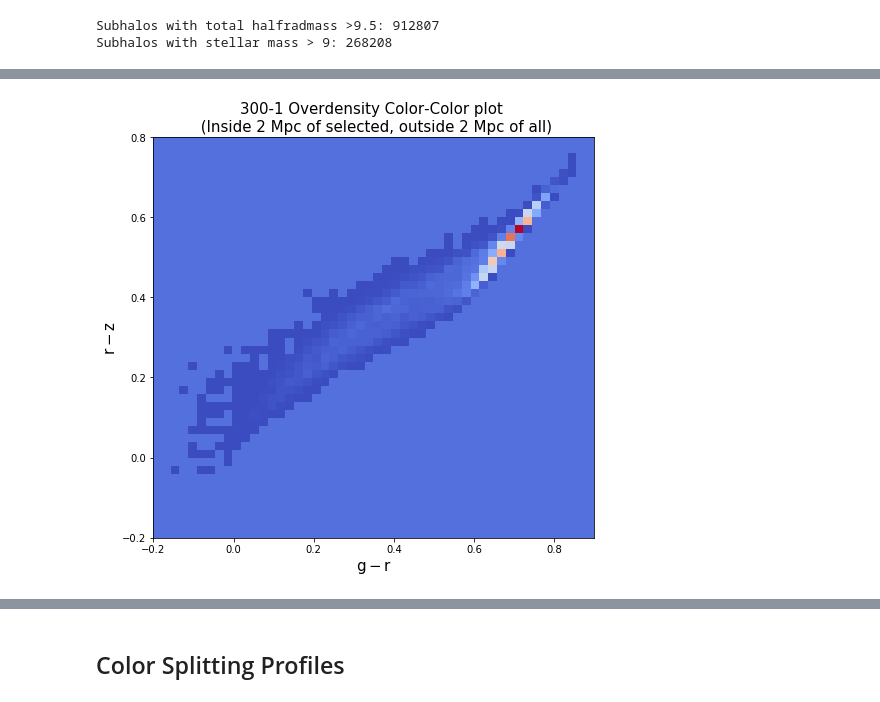
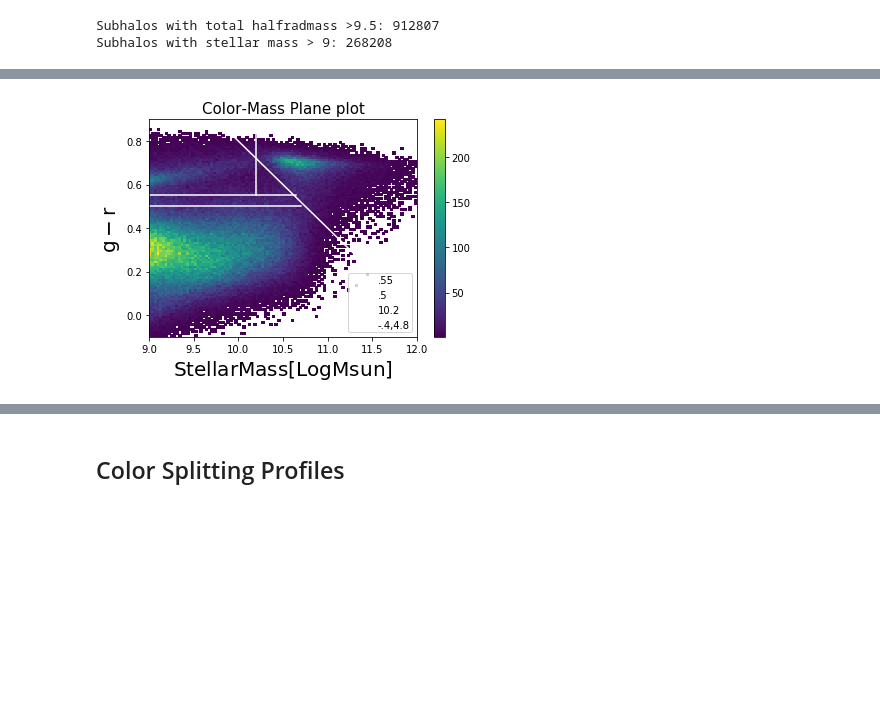
Before and after one commit to hereami321/IllustrisGalaxyAnalysis, a Jupyter notebook: 300_1_ClusterProfiles.ipynb, the cells around one changed output, grey strips where cells are left out. Cells and saved outputs as stored; diff of their text form; code cells hidden in the pictures; blank space fills up the shorter version.

```diff
--- a/300_1_ClusterProfiles.ipynb
+++ b/300_1_ClusterProfiles.ipynb
@@ -206,7 +206,7 @@ import matplotlib.gridspec as gridspec
 
 #BASIC CUTS APPLIED TO SUBHALOS
 mag = basic_sub_cuts(subhalo_grp,'SubhaloStellarPhotometrics')
-
+sfr = basic_sub_cuts(subhalo_grp,'SubhaloSFR')
 # SUBHALO MASS MASKING
 mass = basic_sub_cuts(subhalo_grp,'SubhaloMassType') #previously SubhaloMassInHalfRad (no type specification or index chosen)
 mass2 = basic_sub_cuts(subhalo_grp,'SubhaloMassInHalfRad')
@@ -214,19 +214,20 @@ print(np.shape(mass))
 subhalomass = np.array(np.log10(mass[:,4]*1e10/0.704)) #previously no index
 subhalomass2 = np.array(np.log10(mass2*1e10/0.704))
 #mask = ((subhalo_grp['SubhaloMassInHalfRad'][:,4]*1e10)>(10**9.5))
-mask = subhalomass>9 #previouslt it was >9.5
+mask1 = subhalomass>9 #previouslt it was >9.5
 mask2 = subhalomass2>9.5
 #basic_cuts(subhalo_grp, 'Subhalo')
 print("Subhalos with total halfradmass >9.5:",len(mag[mask2]))
-print("Subhalos with stellar mass > 9:", len(mag[mask]))
+print("Subhalos with stellar mass > 9:", len(mag[mask1]))
 group_numbers = basic_sub_cuts(subhalo_grp,'SubhaloGrNr')
 sub_pos = basic_sub_cuts(subhalo_grp, 'SubhaloCM')
-mag = mag[mask]
+mag = mag[mask1]
+sfr = sfr[mask1]
 
 # CLUSTER MASS MASKING
-w = (group_numbers[mask])
+w = (group_numbers[mask1])
 cluster_mass = []
-for h_i in group_numbers[mask]:
+for h_i in group_numbers[mask1]:
     cluster_mass.append(halo_grp["GroupMass"][h_i]*1e10/.704)
 cluster_mass = np.array(cluster_mass)
 cluster_mass_mask = (cluster_mass > (5*(10**13)))
@@ -331,6 +324,7 @@ range_hist = [[-.2, .9], [-.2, .8]]
 gmr = g_minus_r_cl
 rmz = r_minus_z_cl
 
+'''
 # NUMPY HISTOGRAM WITH IMSHOW FOR OVERDENSITY PLOTS
 fig1 = plt.figure(figsize = (20,15))
 gs1 = gridspec.GridSpec(10,12)
@@ -357,8 +351,9 @@ for i in range(len(h_cl2.T[:,0])):
 #overdens = h_cl2.T - avg
 print(len(g_minus_r_cl2), len(g_minus_r_f2))
 H2 = ax1.imshow(overdens, origin='lower', extent=[-.2, 0.9,-.2, 0.8], cmap = 'coolwarm')
-fig.colorbar(H2, ax=ax1)
-
+fig1.colorbar(H2, ax=ax1)
+'''
+'''
 # COLOR-COLOR PLOT SPECIFICATIONS (CHANGE DEPENDING ON WHETHER 1D HIST INCLUDED OR NOT)
 fig = plt.figure(figsize = (20,15))
 gs = gridspec.GridSpec(10,12)
@@ -380,12 +375,7 @@ elif np.shape(gmr) == np.shape(g_minus_r_cl2):
 ax0.legend()
 fig.tight_layout()
 
-
-
-
-
 # 2D AND 1D MATPLOTLIB HISTOGRAMS
-
 h_cl, x_cl, y_cl = np.histogram2d(gmr, rmz, bins = 100, range=range_hist)
 H = ax0.hist2d(gmr, rmz , bins = 200, cmap='viridis', range=range_hist, weights=None, cmin = .1, cmax = None)#range=[[0.4, 0.7], [0.5, 0.8]])
 h_cl200, x_cl200, y_cl200 = np.histogram2d(gmr, rmz, bins = 200, range=range_hist)
@@ -398,27 +388,56 @@ axx.hist(gmr, bins = H[1], range = [-.2,0.9])
 plt.show()
 #[1,15,30,49] extent = [x_cl[0], x_cl[-1], y_cl[0], y_cl[-1]]
 #fig.colorbar(H[3], ax=ax0)
-
-# OLDER SCATTER PLOTS AND CONTOUR CODES ETC
-#plt.scatter(g_minus_r, r_minus_z, s = .5)
-#levels = np.linspace(0.2, 100,num=6)
-#heights, gmr, rmz = np.histogram2d(g_minus_r,r_minus_z,bins=100)
-#ax.contour(gmr[:100], rmz[:100], heights, levels=levels) #extent=[g_minus_r.min(),g_minus_r.max(),r_minus_z.min(),r_minus_z.max()])
-#ax.scatter(r_minus_z, g_minus_r, s=1)
-
-
+'''
 
 # COLOR-MASS PLOT
-
 plt.figure()
 plt.hist2d(stellar_mass, g_minus_r, bins = 100, cmap = 'viridis', range=[[9, 12], [-.1, .9]], cmin=.01)
 #plt.scatter(stellar_mass, g_minus_r)
-plt.plot([9,12], [.55,.55], c = 'w')
-plt.plot([10.2,10.2], [.55,.9], c = 'w')
+plt.plot([9,10.65], [.55,.55], c = 'w', label='.55')
+plt.plot([9,10.7], [.50,.50], c = 'w', label='.5')
+plt.plot([10.2,10.2], [.55,.9], c = 'w', label='10.2')
+#plt.plot([9.75,11.5],[.9,.2], c = 'w', label='[9.75,11.5],\n[.9,.2]')
+x = np.array([9.,10.,12.])
+plt.plot(x,(-.4*x)+4.8, c='w', label='-.4,4.8')
 #plt.plot(stellar_mass, (stellar_mass*0.054)+.05, c = 'w')
 #plt.colorbar()
 plt.xlabel("$\mathrm{Stellar Mass [Log Msun]}$", fontsize = 20)
 plt.ylabel("$\mathrm{g-r}$", fontsize = 20)
-plt.title("Color-Mass Plane plot", fontsize = 20) #(subs in selected clusters) # \n(subs within 1 Mpc of selected clusters)
+plt.title("Color-Mass Plane plot", fontsize = 15) #(subs in selected clusters) # \n(subs within 1 Mpc of selected clusters)
 plt.colorbar()
+plt.legend(loc='lower right', borderpad=.2)
+
+'''
+# COLOR-MAGNITUDE PLOT
+plt.figure()
+plt.hist2d(i_band_cl, mag1[:,5]-mag1[:,6], bins = 100, cmap = 'viridis', cmin=.01)
+plt.xlabel("$\mathrm{i}$", fontsize = 20)
+plt.ylabel("$\mathrm{r-i}$", fontsize = 20)
+plt.title("Color-Magnitude Plot (subs in selected clusters)", fontsize = 15) #(subs in selected clusters) # \n(subs within 1 Mpc of selected clusters)
+plt.colorbar()
+'''
+
+# STAR FORMATION PLOT
+plt.figure(figsize=(8,6))#12,6?
+plt.hist2d(He_abund, sfr, bins=500, cmap='viridis', cmin=.01, range=[[.24,.26], [0.001,.5]])
+plt.xlabel("$\mathrm{Helium Abundance}$", fontsize = 20)
+plt.ylabel("$\mathrm{Star Formation Rate}$", fontsize = 17)
+plt.title("Star Formation Rate vs. Helium Abundance", fontsize = 15) #(subs in selected clusters) # \n(subs within 1 Mpc of selected clusters)
+plt.colorbar()
+# STAR FORMATION PLOT
+plt.figure(figsize=(8,6))
+plt.hist2d(stellar_mass[g_minus_r > .55], sfr[g_minus_r > .55], bins=500, cmap='viridis', cmin=.01, range=[[9,12], [0.001,.5]])
+plt.xlabel("$\mathrm{Stellar Mass}$", fontsize = 20)
+plt.ylabel("$\mathrm{Star Formation Rate}$", fontsize = 17)
+plt.title("Star Formation Rate vs. Stellar Mass (Only subs with g-r > .55)", fontsize = 15) #(subs in selected clusters) # \n(subs within 1 Mpc of selected clusters)
+plt.colorbar()
+# STAR FORMATION PLOT
+plt.figure(figsize=(8,6))
+plt.hist2d(g_minus_r, He_abund, bins=500, cmap='viridis', cmin=.01, range=[[-.2,.9], [0.24,.26]])
+plt.xlabel("$\mathrm{g-r}$", fontsize = 20)
+plt.ylabel("$\mathrm{Helium Abundance}$", fontsize = 17)
+plt.title("Helium Abundance vs. g-r", fontsize = 15) #(subs in selected clusters) # \n(subs within 1 Mpc of selected clusters)
+plt.colorbar()
+# (subs in selected clusters)
 # %% [output]
@@ -428 +445 @@ NameError: name 'fig' is not defined
-[figure, old version]
+[figure, new version]
```
Also changed, not shown: parts of 5 cells of this notebook.
